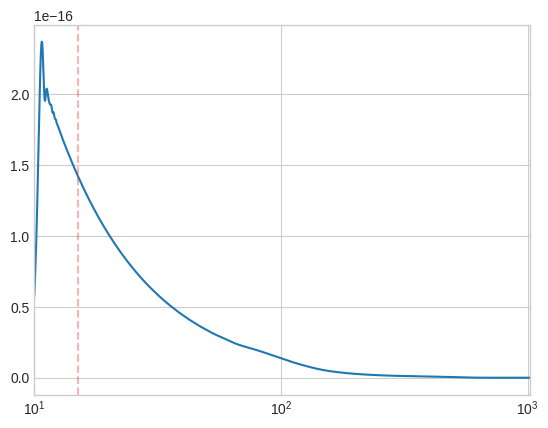
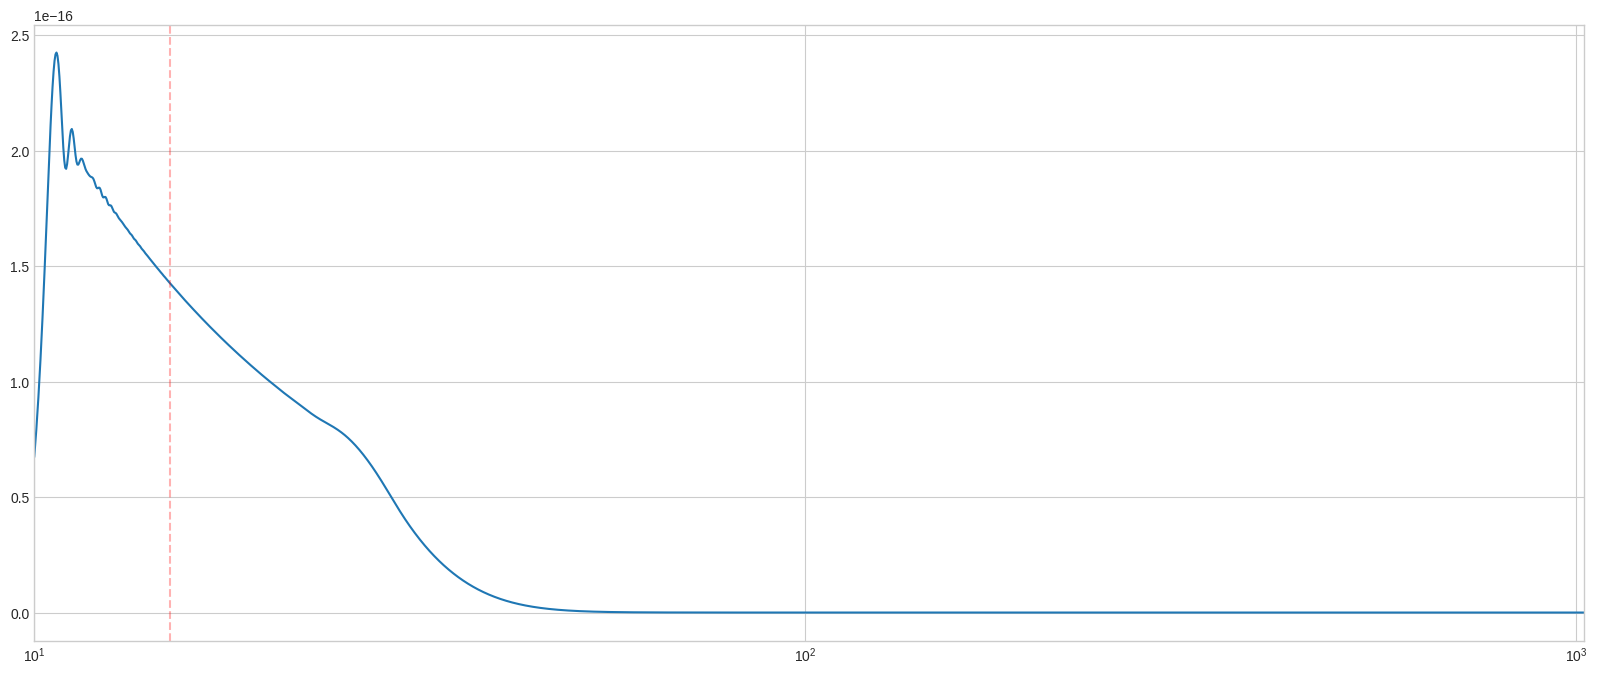
The change to this notebook cell's code, shown as a diff; its figure went from the first image to the second:
--- before
+++ after
@@ -2,10 +2,12 @@
 f_lower = 10.0
 delta_t = 1.0/4096
-window_type = "lal_planck"
+window_type = "planck"
 epsilon = 0.1
 num_extrema_start=32
 num_extrema_end=32
 
-freqs, h_fd = generate_fd_waveform(params, f_lower, delta_t, window_type=window_type, epsilon=epsilon, num_extrema_start=num_extrema_start, num_extrema_end=num_extrema_end)
+plt.figure(figsize=(20,8))
+
+freqs, h_fd = generate_fd_waveform(params, f_lower, delta_t, window_type=window_type, padding_type='power_of_2', epsilon=epsilon, num_extrema_start=num_extrema_start, num_extrema_end=num_extrema_end)
 
 mask = (freqs >= 10) & (freqs < 1025)
@@ -17,3 +19,19 @@
 plt.xlim(10, 1024)
 plt.axvline(15.0, color='red', linestyle='--', alpha=0.3)
+plt.xlim(10, 1024)
 plt.show()
+
+abs_of_hp = np.abs(h_fd_masked)
+phase_of_hp = np.unwrap(np.angle(h_fd_masked))
+
+plt.figure(figsize=(20,8))
+plt.plot(freqs_masked, abs_of_hp)
+plt.xscale('log')
+plt.xlim(10, 1024)
+plt.show()
+
+plt.figure(figsize=(20,8))
+plt.plot(freqs_masked, phase_of_hp)
+plt.xscale('log')
+plt.xlim(10, 1024)
+plt.show()

Commit: Updated notebook and fixed a bug